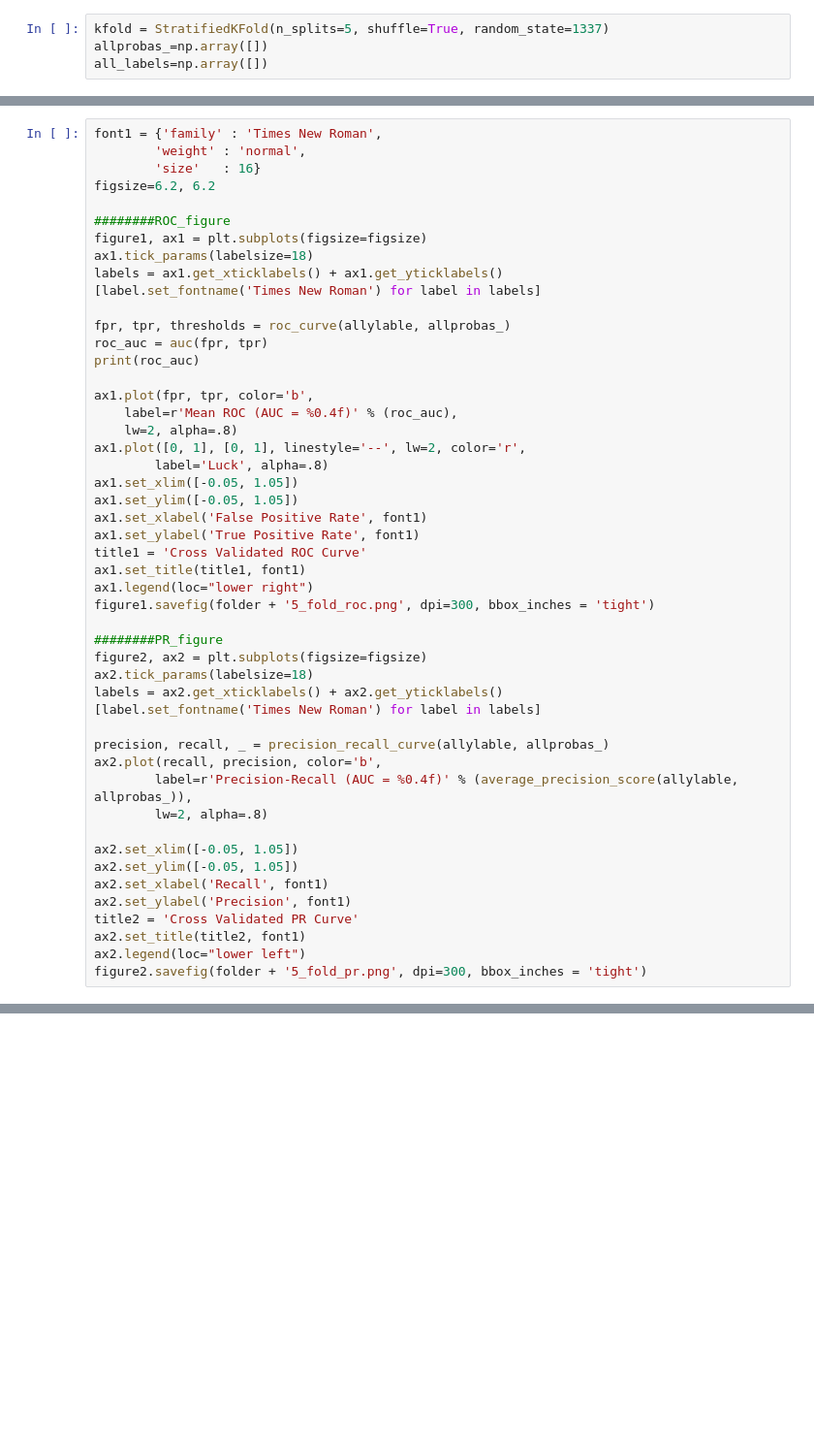
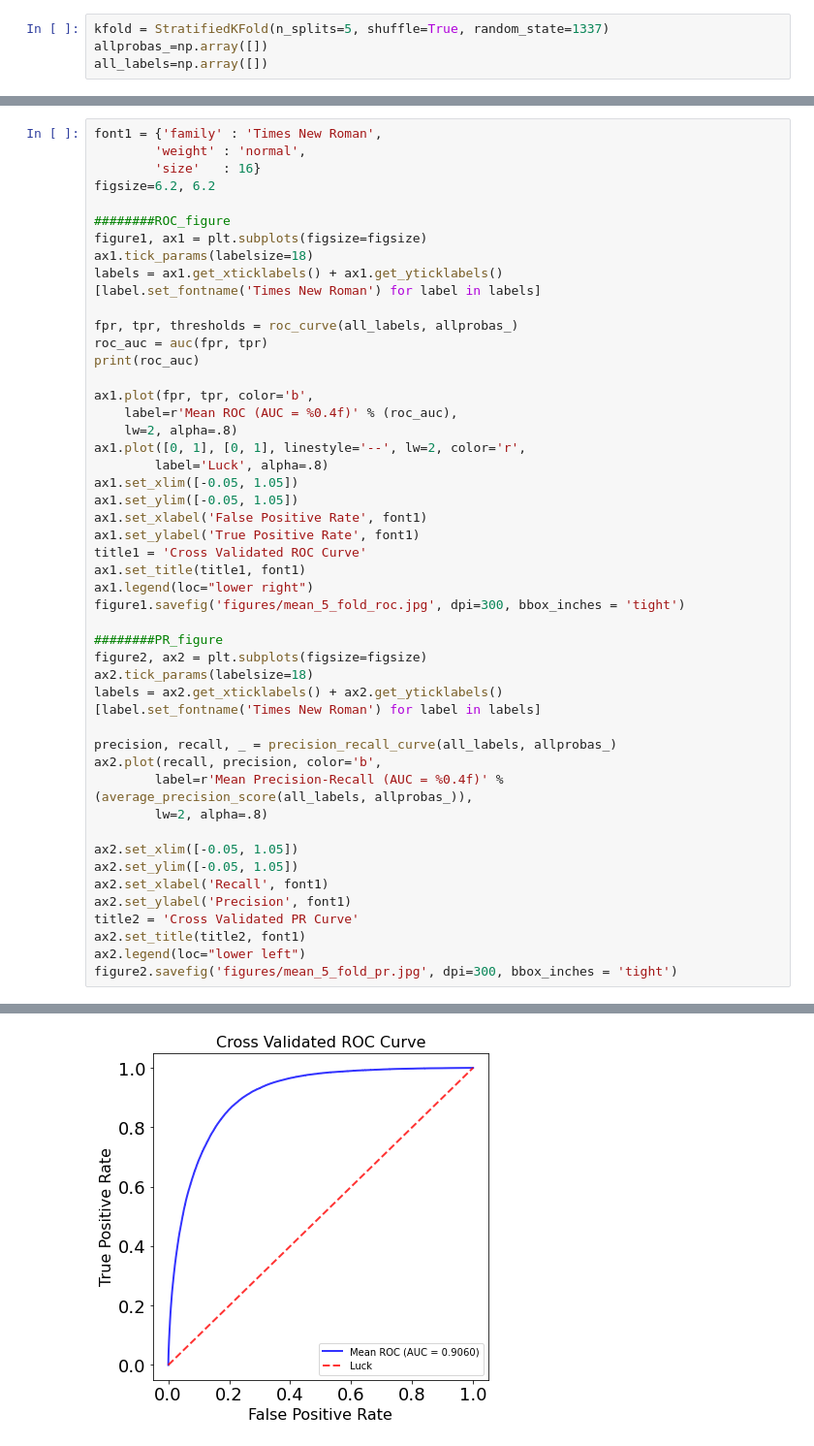
Before and after one commit to jjia1/viralepitope, a Jupyter notebook: ViralEpitopeModel.ipynb, the cells around one changed output, grey strips where cells are left out. Shown at 97% size. Cells and saved outputs as stored; diff of their text form; blank space fills up the shorter version.

```diff
--- a/ViralEpitopeModel.ipynb
+++ b/ViralEpitopeModel.ipynb
@@ -243,7 +350,7 @@ ax1.tick_params(labelsize=18)
 labels = ax1.get_xticklabels() + ax1.get_yticklabels()
 [label.set_fontname('Times New Roman') for label in labels]
 
-fpr, tpr, thresholds = roc_curve(allylable, allprobas_)
+fpr, tpr, thresholds = roc_curve(all_labels, allprobas_)
 roc_auc = auc(fpr, tpr)
 print(roc_auc)
 
@@ -259,7 +366,7 @@ ax1.set_ylabel('True Positive Rate', font1)
 title1 = 'Cross Validated ROC Curve'
 ax1.set_title(title1, font1)
 ax1.legend(loc="lower right")
-figure1.savefig(folder + '5_fold_roc.png', dpi=300, bbox_inches = 'tight')
+figure1.savefig('figures/mean_5_fold_roc.jpg', dpi=300, bbox_inches = 'tight')
 
 ########PR_figure
 figure2, ax2 = plt.subplots(figsize=figsize)
@@ -267,9 +374,9 @@ ax2.tick_params(labelsize=18)
 labels = ax2.get_xticklabels() + ax2.get_yticklabels()
 [label.set_fontname('Times New Roman') for label in labels]
 
-precision, recall, _ = precision_recall_curve(allylable, allprobas_)
+precision, recall, _ = precision_recall_curve(all_labels, allprobas_)
 ax2.plot(recall, precision, color='b',
-        label=r'Precision-Recall (AUC = %0.4f)' % (average_precision_score(allylable, allprobas_)),
+        label=r'Mean Precision-Recall (AUC = %0.4f)' % (average_precision_score(all_labels, allprobas_)),
         lw=2, alpha=.8)
 
 ax2.set_xlim([-0.05, 1.05])
@@ -279,4 +386,5 @@ ax2.set_ylabel('Precision', font1)
 title2 = 'Cross Validated PR Curve'
 ax2.set_title(title2, font1)
 ax2.legend(loc="lower left")
-figure2.savefig(folder + '5_fold_pr.png', dpi=300, bbox_inches = 'tight')
+figure2.savefig('figures/mean_5_fold_pr.jpg', dpi=300, bbox_inches = 'tight')
+# %% [output]
@@ -282,0 +392 @@ figure2.savefig(folder + '5_fold_pr.png', dpi=300, bbox_inches = 'tight')
+[figure, added]
```
Also changed, not shown: parts of 15 cells of this notebook, 1 other file.
